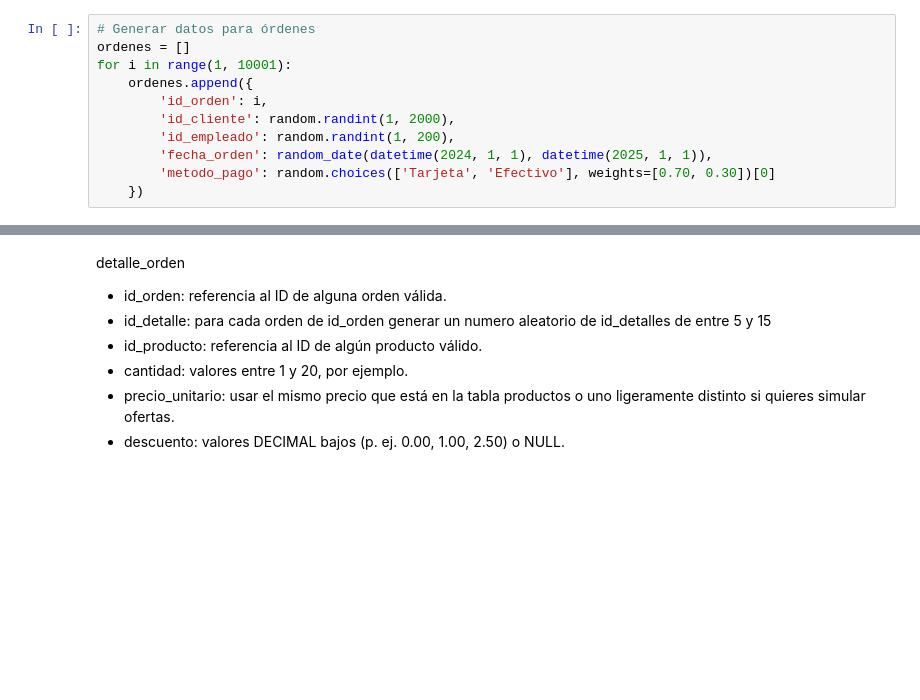
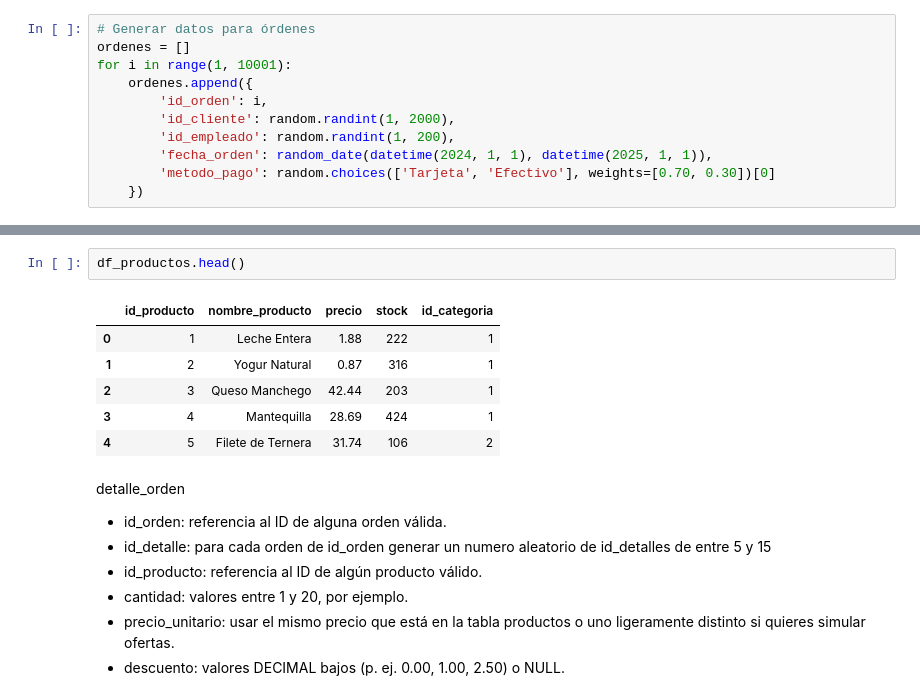
Before and after one commit to CarlosPamias/Data-Science-Carlos-Pamias-Ejercicios, a Jupyter notebook: mod4 - bases de datos Carlos Pamias Mora/M4_Carlos_PamiasMora.ipynb, the cells around one changed output, grey strips where cells are left out. Saved outputs shown, nothing was run; the diff lists cells and outputs as text; blank space fills up the shorter version.

```diff
--- a/mod4 - bases de datos Carlos Pamias Mora/M4_Carlos_PamiasMora.ipynb
+++ b/mod4 - bases de datos Carlos Pamias Mora/M4_Carlos_PamiasMora.ipynb
@@ -435,4 +435,13 @@ df_ordenes
 10000 rows × 5 columns
+# %%
+df_productos.head()
+# %% [output]
+|  | id_producto | nombre_producto | precio | stock | id_categoria |
+| 0 | 1 | Leche Entera | 1.88 | 222 | 1 |
+| 1 | 2 | Yogur Natural | 0.87 | 316 | 1 |
+| 2 | 3 | Queso Manchego | 42.44 | 203 | 1 |
+| 3 | 4 | Mantequilla | 28.69 | 424 | 1 |
+| 4 | 5 | Filete de Ternera | 31.74 | 106 | 2 |
 # %% [markdown]
 detalle_orden
 
```
Also changed, not shown: parts of 19 cells of this notebook.
